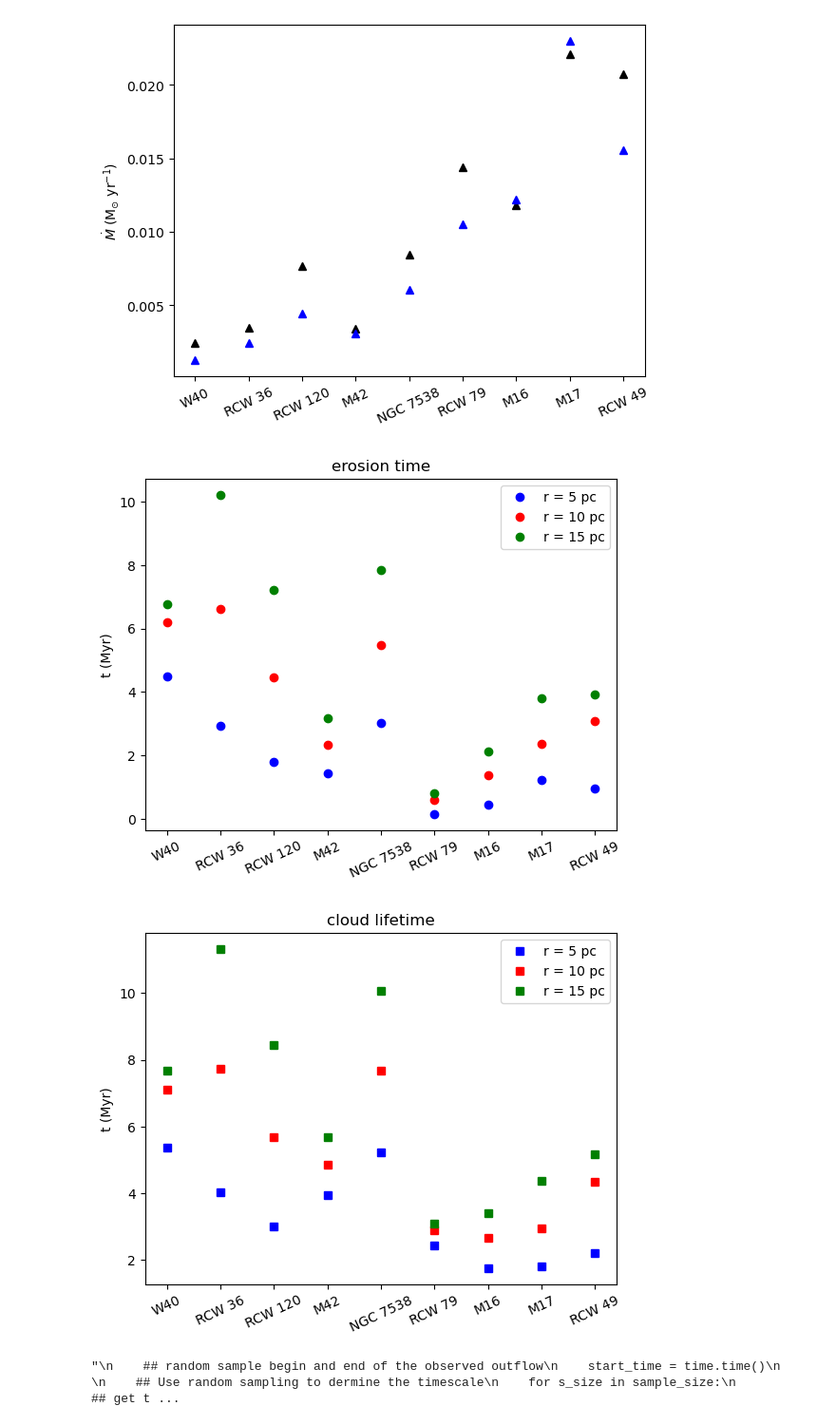
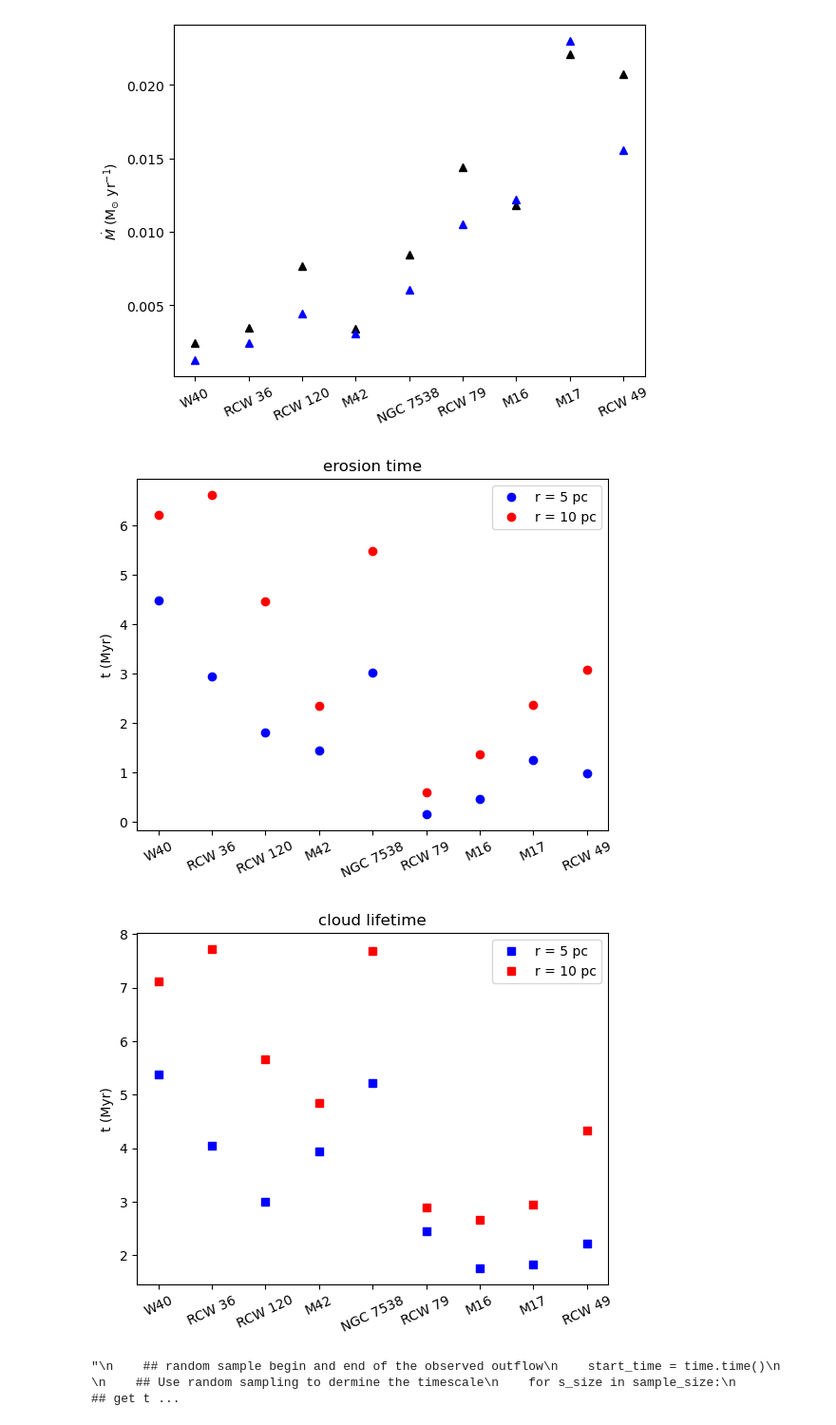
Before and after one commit to lmlb-astro/timescale-CII-, a Jupyter notebook: calc_mass_rate.ipynb, the cells around one changed output. Shown at 95% size. Saved outputs shown, nothing was run; the diff lists cells and outputs as text; code cells hidden in the pictures.

Commit message:
update plots

```diff
--- a/calc_mass_rate.ipynb
+++ b/calc_mass_rate.ipynb
@@ -173,6 +173,7 @@ times_from_clus15, times_from_wings15 = [], []
 tot_times_from_clus15, tot_times_from_wings15 = [], []
 
 name_list = []
+av_dyn_time_list, std_dyn_time_list = [], []
 
 ## loop over all regions
 for name in names:
@@ -221,6 +222,7 @@ for name in names:
     vel_wings = np.append(vel_arr[vb1pix:vb2pix], vel_arr[vr1pix:vr2pix])
     wing_inds = np.argwhere(cube_wings > 3.*names[name][8])
 
+
     ## calculate the dt for each detected outflow component
     ## Also calculate the weight for each component based on their intensity
     dt_from_wings = np.zeros(shape = wing_inds.shape[0])
@@ -228,7 +230,7 @@ for name in names:
     for i, pix in enumerate(wing_inds):
         d = np.sqrt((pix[1] - pix_clus[0])**2 + (pix[2] - pix_clus[1])**2)*pix_size
         dt_from_wings[i] = d/abs(vel_wings[pix[0]])/np.sqrt(2) ## /np.sqrt(2): 2D -> 1D
-        w_for_wings[i] = cube_wings[pix[0], pix[1], pix[2]]
+        w_for_wings[i] = cube_wings[pix[0], pix[1], pix[2]] ## store weights
     dts_from_wings.append(np.nanmean(dt_from_wings))
 
     ## normalize the weights
@@ -248,8 +250,9 @@ for name in names:
     rates_from_clus.append(mrate1)
     print(mrate1)
 
-    t_weighted = np.nansum(w_for_wings*dt_from_wings)/np.nansum(w_for_wings)
-    print(t_weighted)
+    t_weighted = np.nansum(w_for_wings*dt_from_wings)/np.nansum(w_for_wings) ## calculate the weighted dynamical timescale
+    av_dyn_time_list.append(t_weighted)
+    std_dyn_time_list.append(np.nanstd(dt_from_wings))
     mrate2 = tot_mass/t_weighted/1e6 ## /1e6 for Msun/year
     if names[name][-1] == 'RCW 36': mrate2 = 2.*mrate2 ## correct for half map RCW 36
     rates_from_wings.append(mrate2)
@@ -358,35 +373,35 @@ plt.show()
 # %%
 ## current lifetime
 #plt.plot(name_list, times_from_clus10, 'ko')
 plt.title('erosion time')
 plt.plot(name_list, times_from_wings5, 'bo', label = 'r = 5 pc')
 plt.plot(name_list, times_from_wings10, 'ro', label = 'r = 10 pc')
-plt.plot(name_list, times_from_wings15, 'go', label = 'r = 15 pc')
+#plt.plot(name_list, times_from_wings15, 'go', label = 'r = 15 pc')
 
 plt.xticks(rotation = 25.)
 plt.ylabel('t (Myr)')
 
 #plt.yscale('log')
 
 plt.legend()
 plt.show()
 
 ## total cloud destruction timescale
 #plt.plot(name_list, tot_times_from_clus10, 'ks')
 plt.title('cloud lifetime')
 plt.plot(name_list, tot_times_from_wings5, 'bs', label = 'r = 5 pc')
 plt.plot(name_list, tot_times_from_wings10, 'rs', label = 'r = 10 pc')
-plt.plot(name_list, tot_times_from_wings15, 'gs', label = 'r = 15 pc')
+#plt.plot(name_list, tot_times_from_wings15, 'gs', label = 'r = 15 pc')
 
 #plt.yscale('log')
 plt.xticks(rotation = 25.)
 plt.ylabel('t (Myr)')
 
 plt.legend()
 plt.show()
 # %% [output]
-[figure, old version]
+[figure, new version]
-[figure, old version]
+[figure, new version]
 # %%
 '''
     ## random sample begin and end of the observed outflow
```
Also changed, not shown: parts of 3 cells of this notebook, 2 other files.
